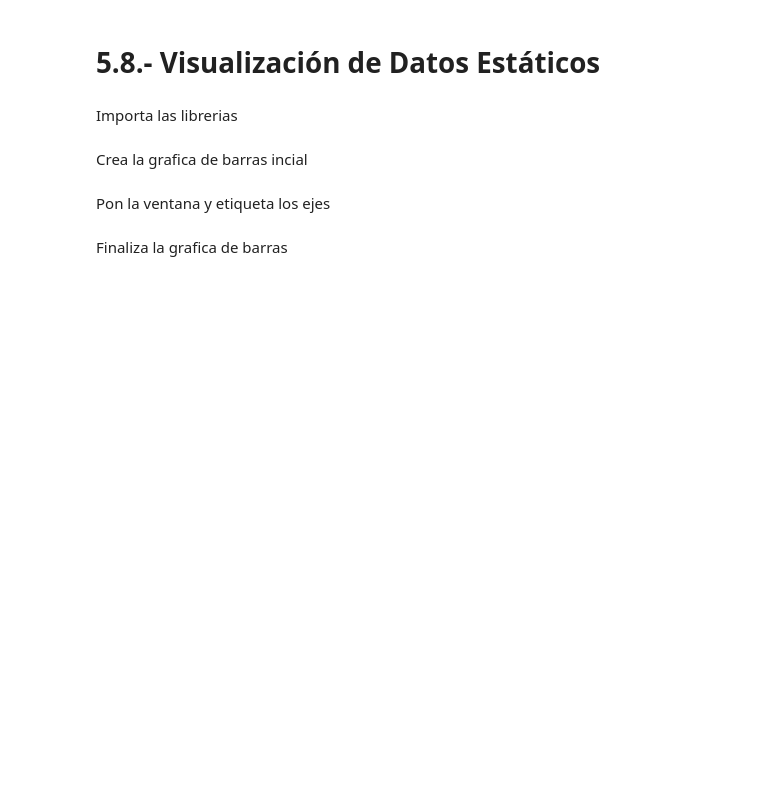
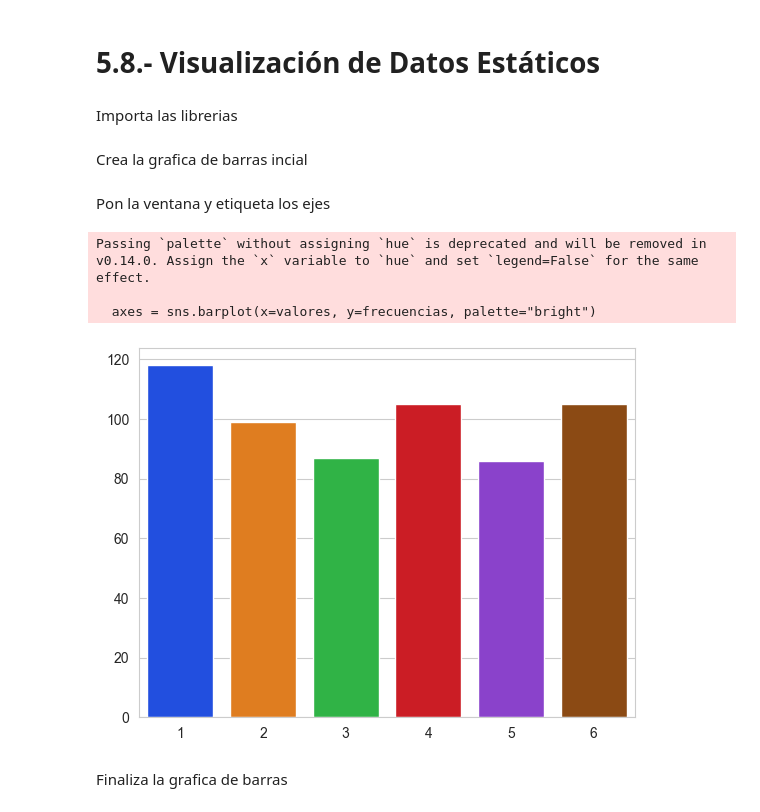
Before and after one commit to abrahajam/BIG-DATA-E-IA, a Jupyter notebook: Python Jupyter/5.-Listas_y_Tuplas.ipynb, the cells around one changed output. Saved outputs shown, nothing was run; the diff lists cells and outputs as text; code cells hidden in the pictures; blank space fills up the shorter version.

```diff
--- a/Python Jupyter/5.-Listas_y_Tuplas.ipynb
+++ b/Python Jupyter/5.-Listas_y_Tuplas.ipynb
@@ -612,3 +612,8 @@ vegetales2 = vegetales #Punteros jeje Esto hace que los 2 nombres apunten al mis
 Vamos a armar una lista con todos los numeros del 1 al 10 de la manera mas mensa posible
 
 empeiza con lista vacia, y luego un for que haga un append de todos los numeros del 1 al 10
+# %%
+lista = []
+# %%
+for i in range (1,11):
+    lista.append(i)
@@ -688,4 +824,7 @@ Importa las librerias
 # %% [markdown]
 Crea la grafica de barras incial
+# %%
+tirosdados = [random.randrange(1,7) for i in range (600)]
+valores, frecuencias = np.unique(tirosdados,return_counts = True)
 # %% [markdown]
 Pon la ventana y etiqueta los ejes
@@ -692,2 +833,11 @@ Pon la ventana y etiqueta los ejes
+# %%
+sns.set_style("whitegrid") #Estilo de gráfica cuadriculada
+# %%
+axes = sns.barplot(x=valores, y=frecuencias, palette="bright")
+# %% [output]
+Passing `palette` without assigning `hue` is deprecated and will be removed in v0.14.0. Assign the `x` variable to `hue` and set `legend=False` for the same effect.
+
+  axes = sns.barplot(x=valores, y=frecuencias, palette="bright")
+[figure, added]
 # %% [markdown]
 Finaliza la grafica de barras
```
Also changed, not shown: parts of 37 cells of this notebook, 2 other files.
